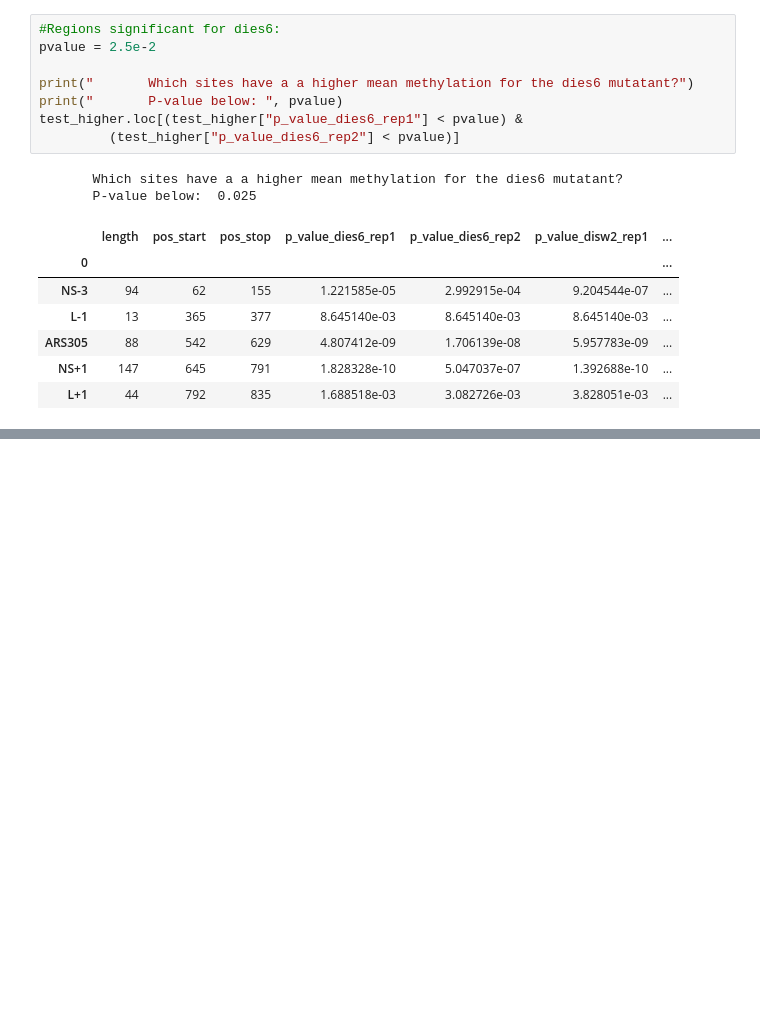
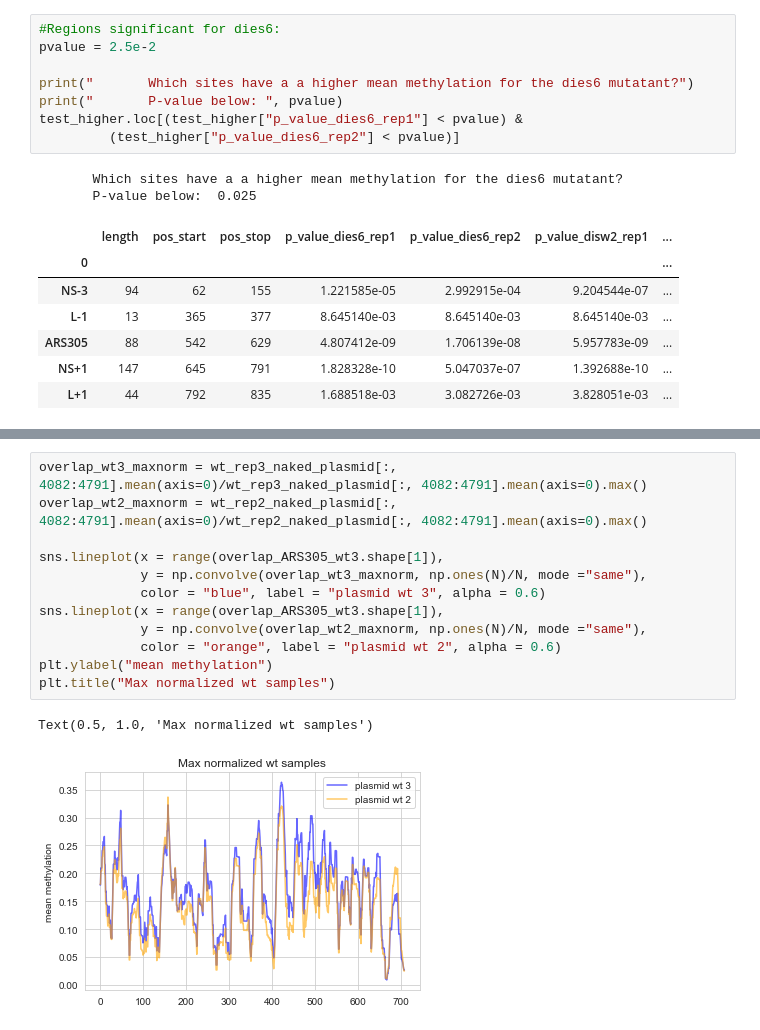
Before and after one commit to KarolineHoller/nanopore_methylation, a Jupyter notebook: methylation_analysis_20220502_ARS305.ipynb, the cells around one changed output, grey strips where cells are left out. Cells and saved outputs as stored; diff of their text form; blank space fills up the shorter version.

```diff
--- a/methylation_analysis_20220502_ARS305.ipynb
+++ b/methylation_analysis_20220502_ARS305.ipynb
@@ -1250,0 +1294,15 @@ joined_wt.shape
+# %%
+overlap_wt3_maxnorm = wt_rep3_naked_plasmid[:, 4082:4791].mean(axis=0)/wt_rep3_naked_plasmid[:, 4082:4791].mean(axis=0).max()
+overlap_wt2_maxnorm = wt_rep2_naked_plasmid[:, 4082:4791].mean(axis=0)/wt_rep2_naked_plasmid[:, 4082:4791].mean(axis=0).max()
+
+sns.lineplot(x = range(overlap_ARS305_wt3.shape[1]),
+             y = np.convolve(overlap_wt3_maxnorm, np.ones(N)/N, mode ="same"),
+             color = "blue", label = "plasmid wt 3", alpha = 0.6)
+sns.lineplot(x = range(overlap_ARS305_wt3.shape[1]),
+             y = np.convolve(overlap_wt2_maxnorm, np.ones(N)/N, mode ="same"),
+             color = "orange", label = "plasmid wt 2", alpha = 0.6)
+plt.ylabel("mean methylation")
+plt.title("Max normalized wt samples")
+# %% [output]
+Text(0.5, 1.0, 'Max normalized wt samples')
+[figure, added]
```
Also changed, not shown: parts of 47 cells of this notebook.
